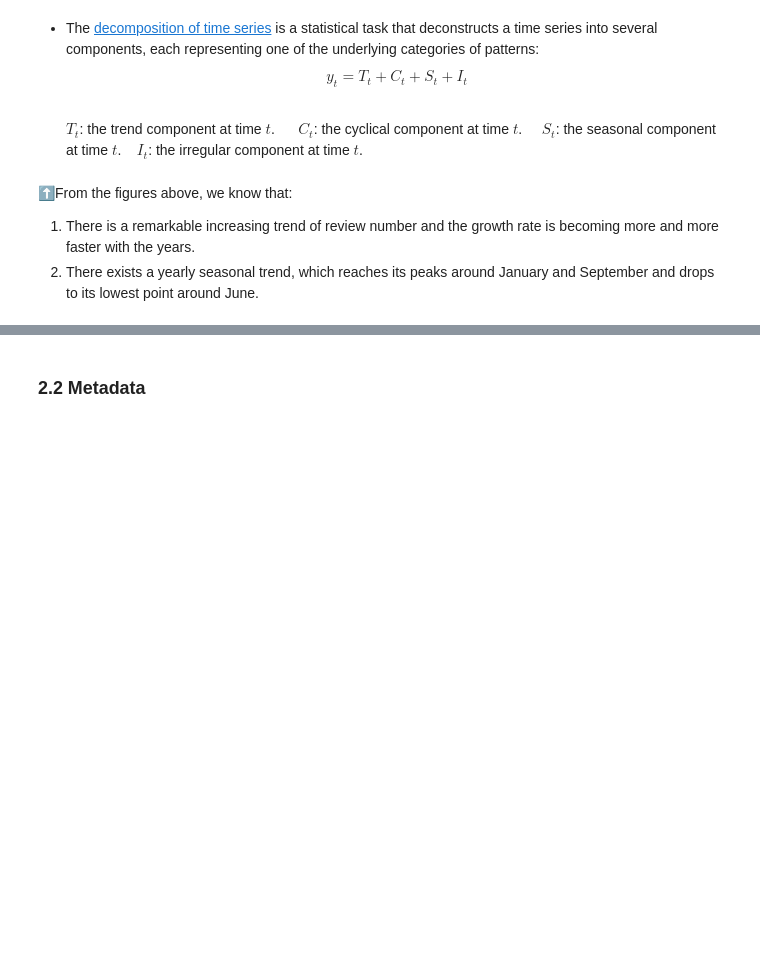
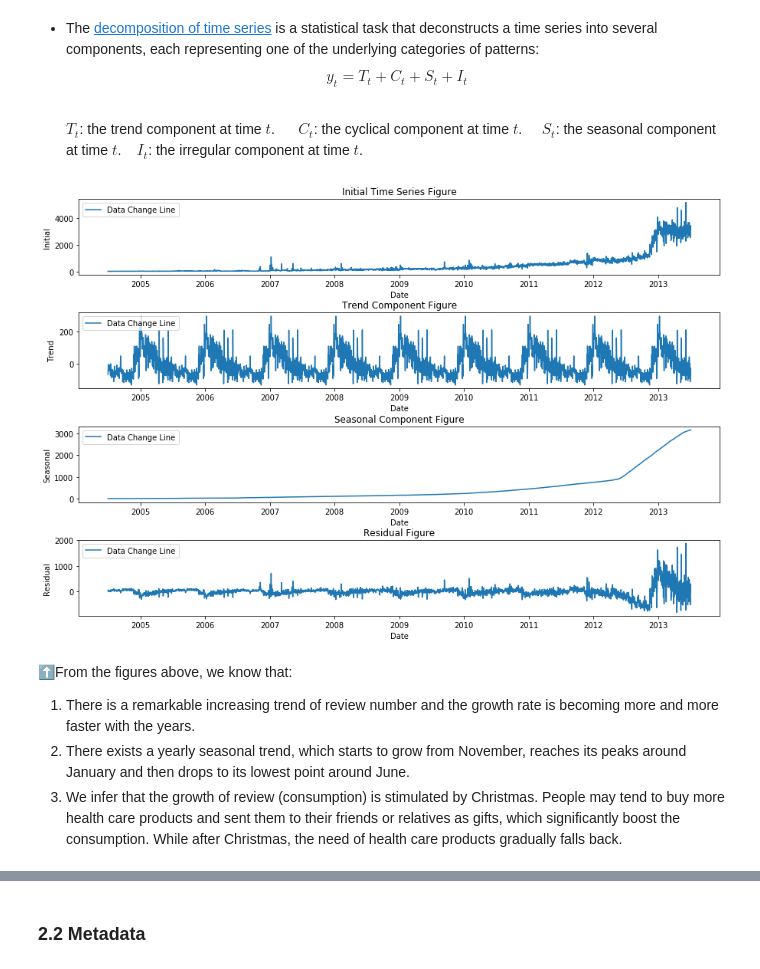
Before and after one commit to epfl-ada-2018/ada007project, a Jupyter notebook: Final_notebook.ipynb, the cells around one changed output, grey strips where cells are left out. Cells and saved outputs as stored; diff of their text form; code cells hidden in the pictures; blank space fills up the shorter version.

```diff
--- a/Final_notebook.ipynb
+++ b/Final_notebook.ipynb
@@ -256,8 +263,8 @@ def plot_seasonal_decomposition(df_reviewtime_reveiwnum_subset, seasonal_decompo
          Plot seasonal decomposition figures:
          Initial Time Series Figure, Trend Component Figure, Seasonal Component Figure.
     '''
-    for i in range(3):
-        plt.subplot(3,1,i + 1)
+    for i in range(4):
+        plt.subplot(4,1,i + 1)
         plt.plot(df_reviewtime_reveiwnum_subset.ReviewTime, seasonal_decomposition_list[i])
         plt.xlabel('Date')
         plt.ylabel(ylabel_list[i])
@@ -274,16 +287,26 @@ $S_t$: the seasonal component at time $t$.&nbsp;&nbsp;&nbsp;&nbsp;$I_t$: the irr
 # %%
 seasonal_decomposition = seasonal_decompose(df_reviewtime_reveiwnum_subset.ReviewNumber,freq=365)
 
+# ---------- Prepare the input data ---------- #
+not_null_index = seasonal_decomposition.trend.isnull().map(lambda x: not x)
+# Drop null data in seasonal decomposition
+observed_data = seasonal_decomposition.observed[not_null_index]
+seasonal_data = seasonal_decomposition.seasonal[not_null_index]
+trend_data = seasonal_decomposition.trend[not_null_index]
+resid_data = seasonal_decomposition.resid[not_null_index]
+trend_time = df_reviewtime_reveiwnum_subset[not_null_index]
+
+# ---------- Plot seasonal decomposition ---------- #
 fig = plt.figure(figsize=(15,10))
-fig.subplots_adjust(hspace=0.35)
-title_list = ['Initial Time Series Figure', 'Trend Component Figure', 'Seasonal Component Figure']
-ylabel_list = ['Initial', 'Trend', 'Seasonal']
-
-seasonal_decomposition_list = [seasonal_decomposition.observed, seasonal_decomposition.trend,
-                              seasonal_decomposition.seasonal, seasonal_decomposition.resid]
-
-plot_seasonal_decomposition(df_reviewtime_reveiwnum_subset, seasonal_decomposition_list, title_list, ylabel_list)
+fig.subplots_adjust(hspace=0.5)
+title_list = ['Initial Time Series Figure', 'Trend Component Figure', 'Seasonal Component Figure', 'Residual Figure']
+ylabel_list = ['Initial', 'Trend', 'Seasonal', 'Residual']
+seasonal_decomposition_list = [observed_data, seasonal_data, trend_data, resid_data]
+plot_seasonal_decomposition(trend_time, seasonal_decomposition_list, title_list, ylabel_list)
+# %% [output]
+[figure, added]
 # %% [markdown]
 ⬆From the figures above, we know that:
 1. There is a remarkable increasing trend of review number and the growth rate is becoming more and more faster with the years.
-2. There exists a yearly seasonal trend, which reaches its peaks around January and September and drops to its lowest point around June.
+2. There exists a yearly seasonal trend, which starts to grow from November, reaches its peaks around January and then  drops to its lowest point around June.
+3. We infer that the growth of review (consumption) is stimulated by Christmas. People may tend to buy more health care products and sent them to their friends or relatives as gifts, which significantly boost the consumption. While after Christmas, the need of health care products gradually falls back.
```
Also changed, not shown: parts of 37 cells of this notebook.
